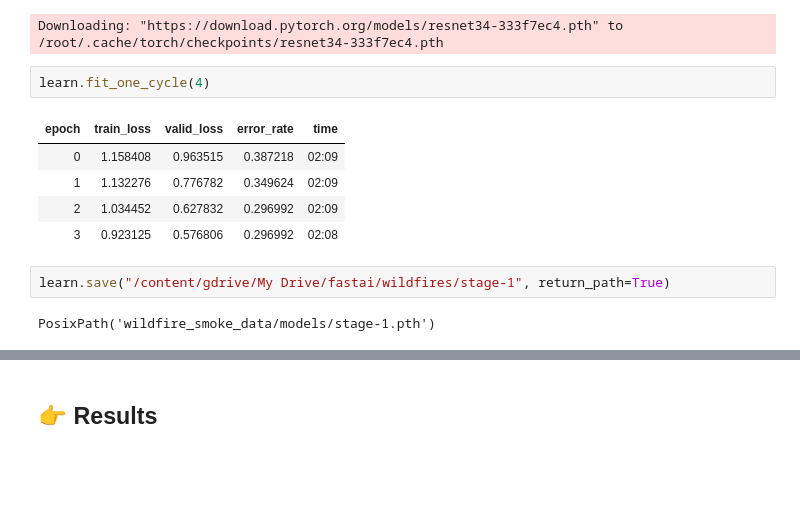
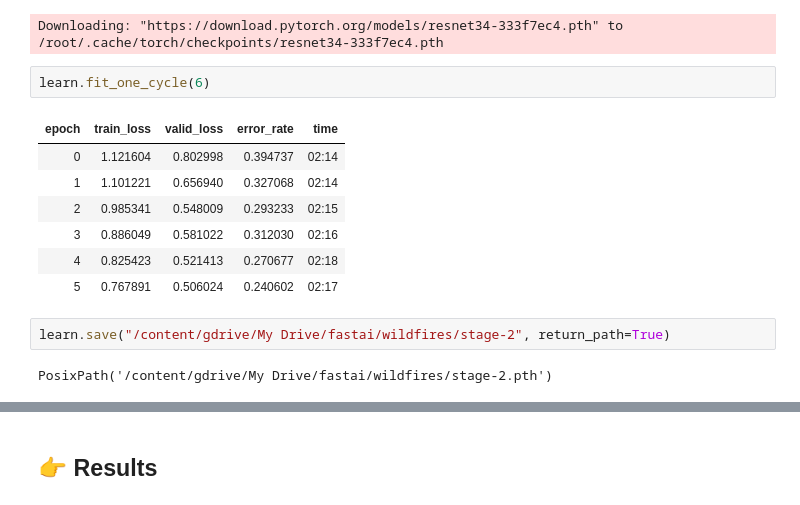
Before and after one commit to oyane806/lets-stop-wildfires-hackathon, a Jupyter notebook: wildfire_smoke_challenge_1A.ipynb, the cells around one changed output, grey strips where cells are left out. Cells and saved outputs as stored; diff of their text form; blank space fills up the shorter version.

```diff
--- a/wildfire_smoke_challenge_1A.ipynb
+++ b/wildfire_smoke_challenge_1A.ipynb
@@ -73,14 +67,16 @@ learn = cnn_learner(data, models.resnet34, metrics=error_rate)
 # %% [output]
 Downloading: "https://download.pytorch.org/models/resnet34-333f7ec4.pth" to /root/.cache/torch/checkpoints/resnet34-333f7ec4.pth
 # %%
-learn.fit_one_cycle(4)
+learn.fit_one_cycle(6)
 # %% [output]
 | epoch | train_loss | valid_loss | error_rate | time |
-| 0 | 1.158408 | 0.963515 | 0.387218 | 02:09 |
-| 1 | 1.132276 | 0.776782 | 0.349624 | 02:09 |
-| 2 | 1.034452 | 0.627832 | 0.296992 | 02:09 |
-| 3 | 0.923125 | 0.576806 | 0.296992 | 02:08 |
+| 0 | 1.121604 | 0.802998 | 0.394737 | 02:14 |
+| 1 | 1.101221 | 0.656940 | 0.327068 | 02:14 |
+| 2 | 0.985341 | 0.548009 | 0.293233 | 02:15 |
+| 3 | 0.886049 | 0.581022 | 0.312030 | 02:16 |
+| 4 | 0.825423 | 0.521413 | 0.270677 | 02:18 |
+| 5 | 0.767891 | 0.506024 | 0.240602 | 02:17 |
 # %%
-learn.save("/content/gdrive/My Drive/fastai/wildfires/stage-1", return_path=True)
+learn.save("/content/gdrive/My Drive/fastai/wildfires/stage-2", return_path=True)
 # %% [output]
-PosixPath('wildfire_smoke_data/models/stage-1.pth')
+PosixPath('/content/gdrive/My Drive/fastai/wildfires/stage-2.pth')
```
Also changed, not shown: parts of 25 cells of this notebook.
